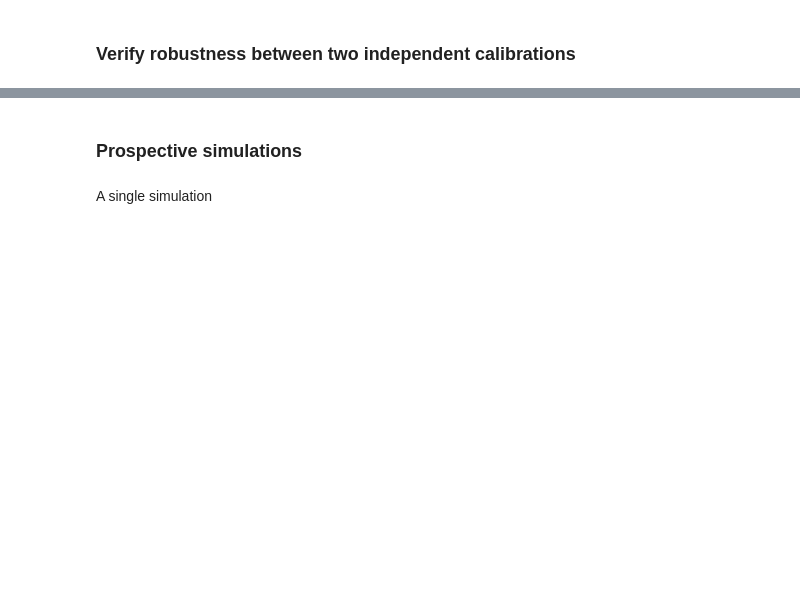
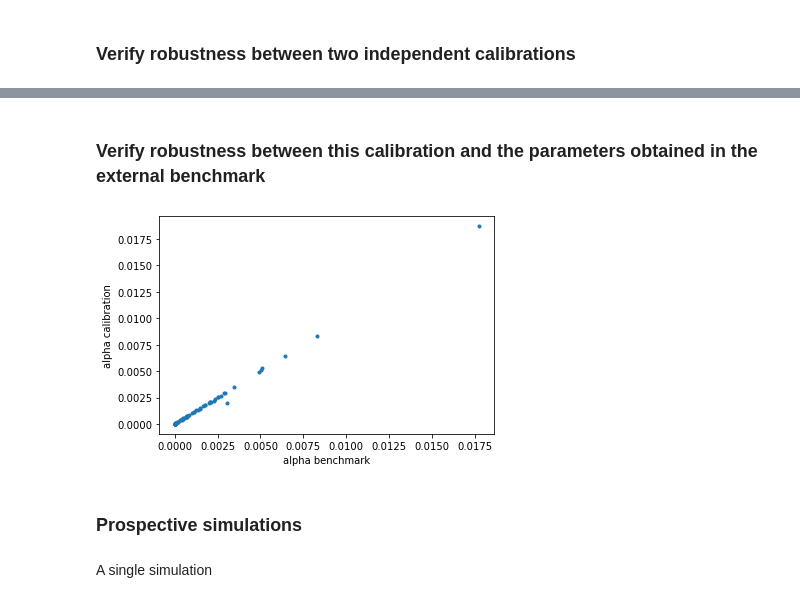
Before and after one commit to oguerrer/ppi_app, a Jupyter notebook: code/tutorials/tutorial_1.ipynb, the cells around one changed output, grey strips where cells are left out. Drawn from its saved outputs; the diff is of its cells as text; code cells hidden in the pictures; blank space fills up the shorter version.

```diff
--- a/code/tutorials/tutorial_1.ipynb
+++ b/code/tutorials/tutorial_1.ipynb
@@ -122,5 +50,6 @@ df_expenditure_mean
 # %% [markdown]
 ### Calibration with total budget time series
 # %%
-budget = np.loadtxt('expenditure_serie.csv', delimiter=',', dtype=float)
-Bs = budget
+Bs_mean_ts = Bs.mean(axis=0)
+parameters = ppi.calibrate(I0, IF, success_rates, parallel_processes=20, Bs=Bs_mean_ts, verbose=False)
+df = pd.DataFrame(parameters[1::,:].astype(float), columns=parameters[0])
@@ -343,3 +80,13 @@ plt.show()
+# %% [markdown]
+### Verify robustness between this calibration and the parameters obtained in the external benchmark
+# %%
+dfpb = pd.read_csv('parameters_original.csv')
+plt.plot(dfpb.alpha, dfp1.alpha, '.')
+plt.xlabel('alpha benchmark')
+plt.ylabel('alpha calibration')
+plt.show()
+# %% [output]
+[figure, added]
 # %% [markdown]
 ### Prospective simulations
 # %%
```
Also changed, not shown: parts of 38 cells of this notebook.
